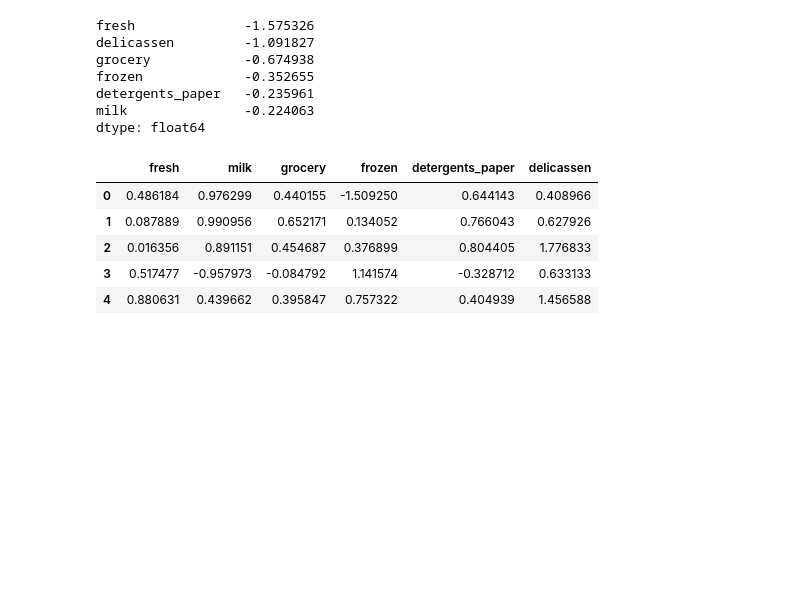
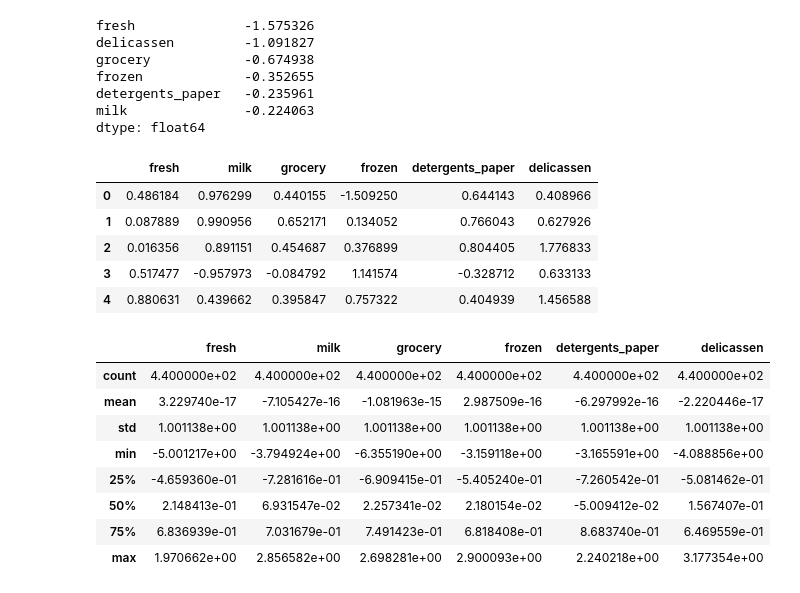
Before and after one commit to Kartikshard/Whole-Sale-Customer-Segmentation, a Jupyter notebook: notebooks/01_EDA.ipynb, the cells around one changed output. Saved outputs shown, nothing was run; the diff lists cells and outputs as text; code cells hidden in the pictures; blank space fills up the shorter version.

```diff
--- a/notebooks/01_EDA.ipynb
+++ b/notebooks/01_EDA.ipynb
@@ -207,3 +207,15 @@ numerical_scaled.head()
 | 2 | 0.016356 | 0.891151 | 0.454687 | 0.376899 | 0.804405 | 1.776833 |
 | 3 | 0.517477 | -0.957973 | -0.084792 | 1.141574 | -0.328712 | 0.633133 |
 | 4 | 0.880631 | 0.439662 | 0.395847 | 0.757322 | 0.404939 | 1.456588 |
+# %%
+numerical_scaled.describe()
+# %% [output]
+|  | fresh | milk | grocery | frozen | detergents_paper | delicassen |
+| count | 4.400000e+02 | 4.400000e+02 | 4.400000e+02 | 4.400000e+02 | 4.400000e+02 | 4.400000e+02 |
+| mean | 3.229740e-17 | -7.105427e-16 | -1.081963e-15 | 2.987509e-16 | -6.297992e-16 | -2.220446e-17 |
+| std | 1.001138e+00 | 1.001138e+00 | 1.001138e+00 | 1.001138e+00 | 1.001138e+00 | 1.001138e+00 |
+| min | -5.001217e+00 | -3.794924e+00 | -6.355190e+00 | -3.159118e+00 | -3.165591e+00 | -4.088856e+00 |
+| 25% | -4.659360e-01 | -7.281616e-01 | -6.909415e-01 | -5.405240e-01 | -7.260542e-01 | -5.081462e-01 |
+| 50% | 2.148413e-01 | 6.931547e-02 | 2.257341e-02 | 2.180154e-02 | -5.009412e-02 | 1.567407e-01 |
+| 75% | 6.836939e-01 | 7.031679e-01 | 7.491423e-01 | 6.818408e-01 | 8.683740e-01 | 6.469559e-01 |
+| max | 1.970662e+00 | 2.856582e+00 | 2.698281e+00 | 2.900093e+00 | 2.240218e+00 | 3.177354e+00 |
```
Also changed, not shown: 1 other file.
